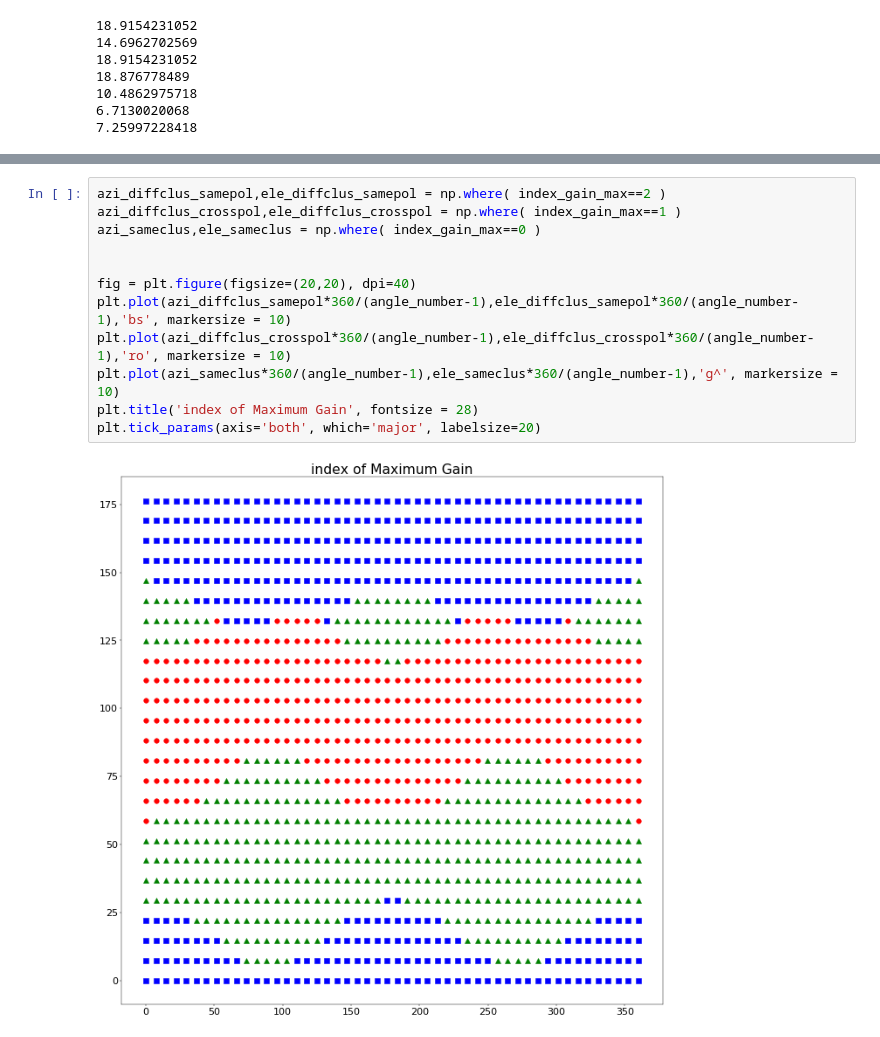
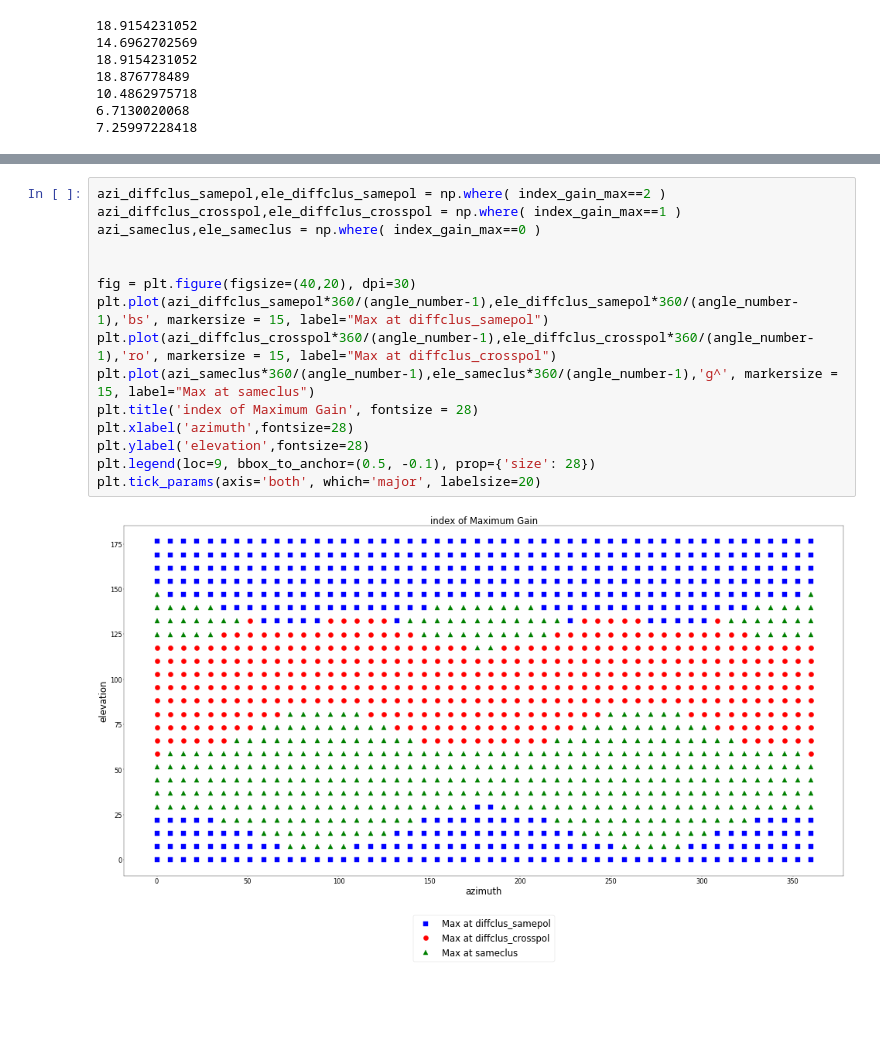
Before and after one commit to dienhoa/hybrid_beamforming_notebook, a Jupyter notebook: Gain Analyse.ipynb, the cells around one changed output, grey strips where cells are left out. Cells and saved outputs as stored; diff of their text form; blank space fills up the shorter version.

```diff
--- a/Gain Analyse.ipynb
+++ b/Gain Analyse.ipynb
@@ -260,14 +260,17 @@ plt.colorbar(plt.pcolor(aazi, eele, gain_diffclus_samepol_mean,vmin=0, vmax=20))
 # %%
 azi_diffclus_samepol,ele_diffclus_samepol = np.where( index_gain_max==2 )
 azi_diffclus_crosspol,ele_diffclus_crosspol = np.where( index_gain_max==1 )
 azi_sameclus,ele_sameclus = np.where( index_gain_max==0 )
 
 
-fig = plt.figure(figsize=(20,20), dpi=40)
-plt.plot(azi_diffclus_samepol*360/(angle_number-1),ele_diffclus_samepol*360/(angle_number-1),'bs', markersize = 10)
-plt.plot(azi_diffclus_crosspol*360/(angle_number-1),ele_diffclus_crosspol*360/(angle_number-1),'ro', markersize = 10)
-plt.plot(azi_sameclus*360/(angle_number-1),ele_sameclus*360/(angle_number-1),'g^', markersize = 10)
+fig = plt.figure(figsize=(40,20), dpi=30)
+plt.plot(azi_diffclus_samepol*360/(angle_number-1),ele_diffclus_samepol*360/(angle_number-1),'bs', markersize = 15, label="Max at diffclus_samepol")
+plt.plot(azi_diffclus_crosspol*360/(angle_number-1),ele_diffclus_crosspol*360/(angle_number-1),'ro', markersize = 15, label="Max at diffclus_crosspol")
+plt.plot(azi_sameclus*360/(angle_number-1),ele_sameclus*360/(angle_number-1),'g^', markersize = 15, label="Max at sameclus")
 plt.title('index of Maximum Gain', fontsize = 28)
+plt.xlabel('azimuth',fontsize=28)
+plt.ylabel('elevation',fontsize=28)
+plt.legend(loc=9, bbox_to_anchor=(0.5, -0.1), prop={'size': 28})
 plt.tick_params(axis='both', which='major', labelsize=20)
 # %% [output]
-[figure, old version]
+[figure, new version]
```
Also changed, not shown: parts of 4 cells of this notebook, 1 other file.
